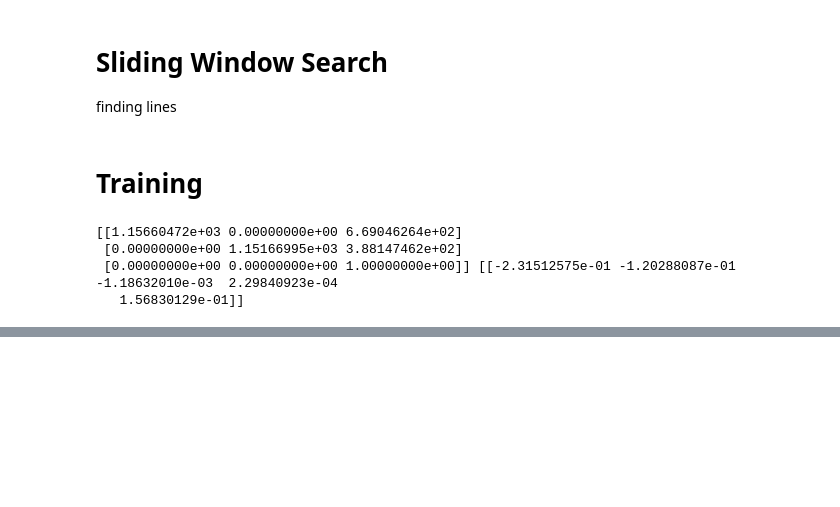
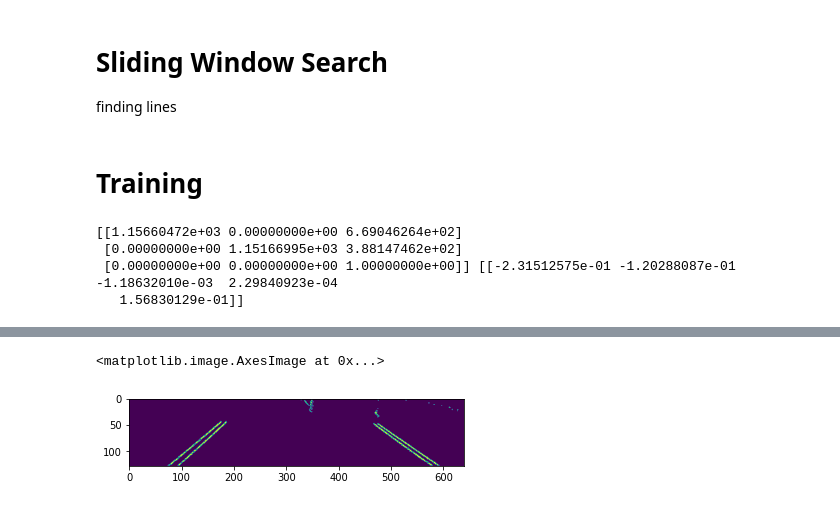
Before and after one commit to BoHye0202/Toy-Project, a Jupyter notebook: 3.Autonomous driving/Autonomous_Driving2.ipynb, the cells around one changed output, grey strips where cells are left out. Saved outputs shown, nothing was run; the diff lists cells and outputs as text; code cells hidden in the pictures; blank space fills up the shorter version.

```diff
--- a/3.Autonomous driving/Autonomous_Driving2.ipynb
+++ b/3.Autonomous driving/Autonomous_Driving2.ipynb
@@ -1195,0 +1208,9 @@ mtx, dist = calib()
+# %%
+b = cv2.resize(b, None, fx=1 / 2, fy=1 / 2, interpolation=cv2.INTER_AREA)
+rows, cols = b.shape[:2]
+
+c = gradient_combine(b, th_sobelx, th_sobely, th_mag, th_dir)
+plt.imshow(c)
+# %% [output]
+<matplotlib.image.AxesImage at 0x...>
+[figure, added]
```
Also changed, not shown: parts of 25 cells of this notebook.
